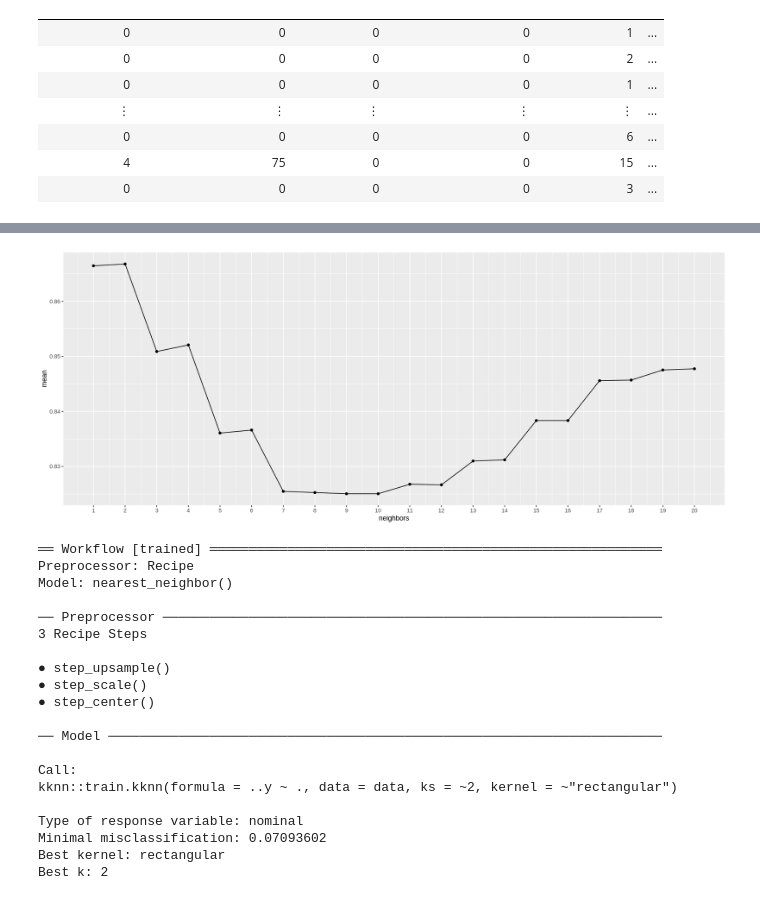
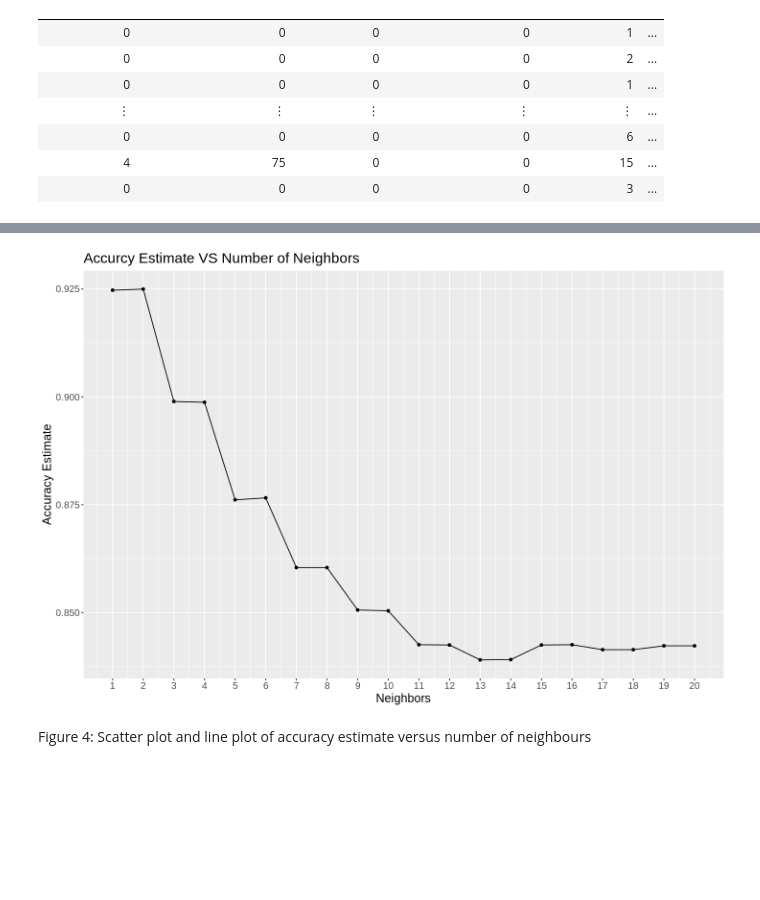
Before and after one commit to SerialGuitarist/group_project_report, a Jupyter notebook: report.ipynb, the cells around one changed output, grey strips where cells are left out. Drawn from its saved outputs; the diff is of its cells as text; code cells hidden in the pictures; blank space fills up the shorter version.

Commit message:
tutorial edited version of visualization
figure numbers added

```diff
--- a/report.ipynb
+++ b/report.ipynb
@@ -61,0 +95,5 @@ shoppers_data <- shoppers_data_full %>%
+# %%
+# Choose the top three variables as predictors with the largest corrlation coefficient
+shoppers_data <- shoppers_data %>%
+    select(BounceRates, ExitRates, PageValues, Revenue)
+shoppers_data
@@ -62,6 +111,7 @@ shoppers_data <- shoppers_data_full %>%
 # %%
 set.seed(100)
 
+# split the original data into training set and test set
 shoppers_split <- initial_split(data = shoppers_data,
                                 prop = 0.75,
                                 strate = Revenue)
@@ -69,8 +119,11 @@ shoppers_split <- initial_split(data = shoppers_data,
 shoppers_training <- training(shoppers_split)
 shoppers_testing <- testing(shoppers_split)
 
-shoppers_recipe <- recipe(Revenue ~ ., data = shoppers_training) %>%
-    step_upsample(Revenue, skip = TRUE)%>%
+shoppers_analysis_recipe <- recipe(Revenue ~ ., data = shoppers_training) %>%
+    step_upsample(Revenue, over_ratio = 1, skip = FALSE) %>%
     prep()
-bake(shoppers_recipe,shoppers_training)
+shoppers_training_upsampled <- bake(shoppers_analysis_recipe,shoppers_training)
+
+# check if training set is balanced
+summary(shoppers_training_upsampled$Revenue)
 # %% [output]
@@ -127,6 +170,20 @@ shoppers_recipe <- shoppers_recipe %>%
+# %%
+# scale and center the training set for k-nearest neighbors algorithm
+shoppers_recipe <- recipe(Revenue ~ ., data = shoppers_training_upsampled) %>%
+    step_scale(all_predictors()) %>%
+    step_center(all_predictors())
 # %%
-knn_spec <- nearest_neighbor(weight_func = "rectangular", neighbors = tune()) %>%
-    set_engine("kknn") %>%
-    set_mode("classification")
+# tune the classifier by cross validation
+knn_spec <- nearest_neighbor(weight_func = 'rectangular', neighbors = tune()) %>%
+    set_engine('kknn') %>%
+    set_mode('classification')
 
-shoppers_vfold <- vfold_cv(shoppers_training, v = 5, strata = Revenue)
+shoppers_vfold <- vfold_cv(shoppers_training_upsampled, v = 5, strata = Revenue)
+
+shoppers_workflow <- workflow() %>%
+    add_recipe(shoppers_recipe) %>%
+    add_model(knn_spec) %>%
+    tune_grid(resamples = shoppers_vfold,
+              grid = tibble(neighbors = seq(1, 20, 1))) %>%
+    collect_metrics()
+shoppers_workflow
@@ -146,43 +201,26 @@ shoppers_workflow <- workflow() %>%
 # %%
+# visualize the relationship between number of neighbors and estimate accuracy
 shoppers_accuracy <- shoppers_workflow %>%
     filter(.metric == 'accuracy') %>%
     ggplot(aes(x = neighbors, y = mean)) +
         geom_point() +
         geom_line() +
-        scale_x_continuous(breaks = seq(1, 20, by = 1))
+        scale_x_continuous(breaks = seq(1, 20, by = 1)) +
+        labs(x = "Neighbors", y = "Accuracy Estimate", title = "Accurcy Estimate VS Number of Neighbors") +
+        theme(text = element_text(size = 15))
 shoppers_accuracy
 # %% [output]
-[figure, old version]
+[figure, new version]
+# %% [markdown]
+Figure 4: Scatter plot and line plot of accuracy estimate versus number of neighbours
 # %%
+# choose k = 2 and rebuild the model
 knn_spec_k2 <- nearest_neighbor(weight_func = 'rectangular', neighbors = 2) %>%
     set_engine('kknn') %>%
     set_mode('classification')
 
-shoppers_workflow <- workflow() %>%
+shoppers_workflow_k2 <- workflow() %>%
     add_recipe(shoppers_recipe) %>%
     add_model(knn_spec_k2) %>%
-    fit(data = shoppers_training)
-
-shoppers_workflow
+    fit(data = shoppers_training_upsampled)
-# %% [output]
-══ Workflow [trained] ══════════════════════════════════════════════════════════
-Preprocessor: Recipe
-Model: nearest_neighbor()
-
-── Preprocessor ────────────────────────────────────────────────────────────────
-3 Recipe Steps
-
-● step_upsample()
-● step_scale()
-● step_center()
-
-── Model ───────────────────────────────────────────────────────────────────────
-
-Call:
-kknn::train.kknn(formula = ..y ~ ., data = data, ks = ~2, kernel = ~"rectangular")
-
-Type of response variable: nominal
-Minimal misclassification: 0.07093602
-Best kernel: rectangular
-Best k: 2
 # %%
```
Also changed, not shown: parts of 30 cells of this notebook.
